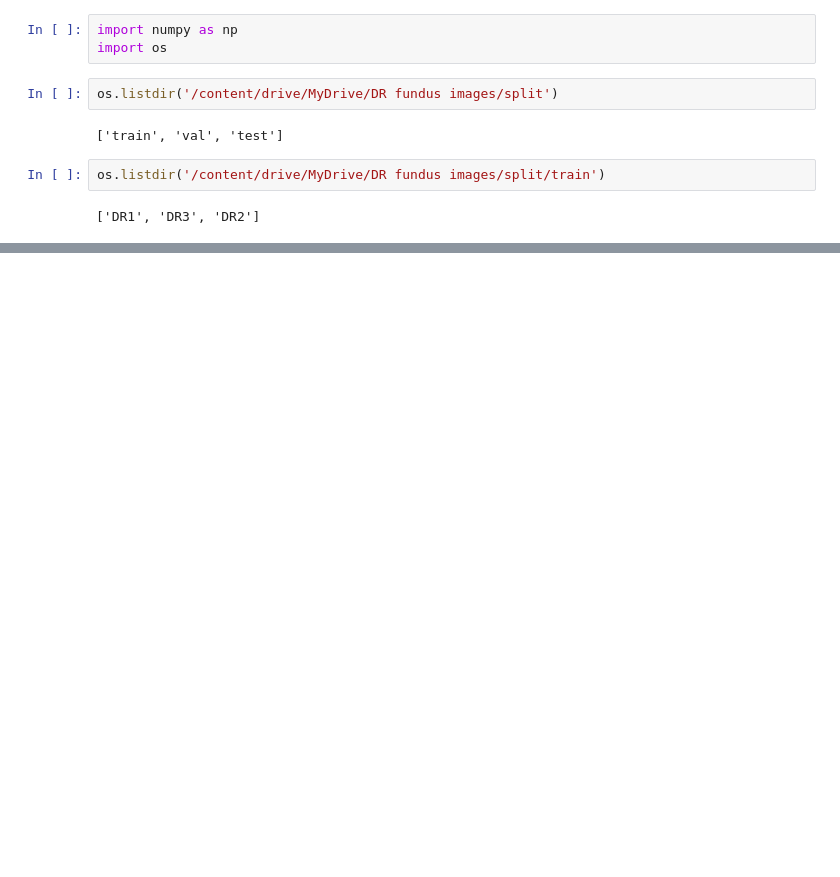
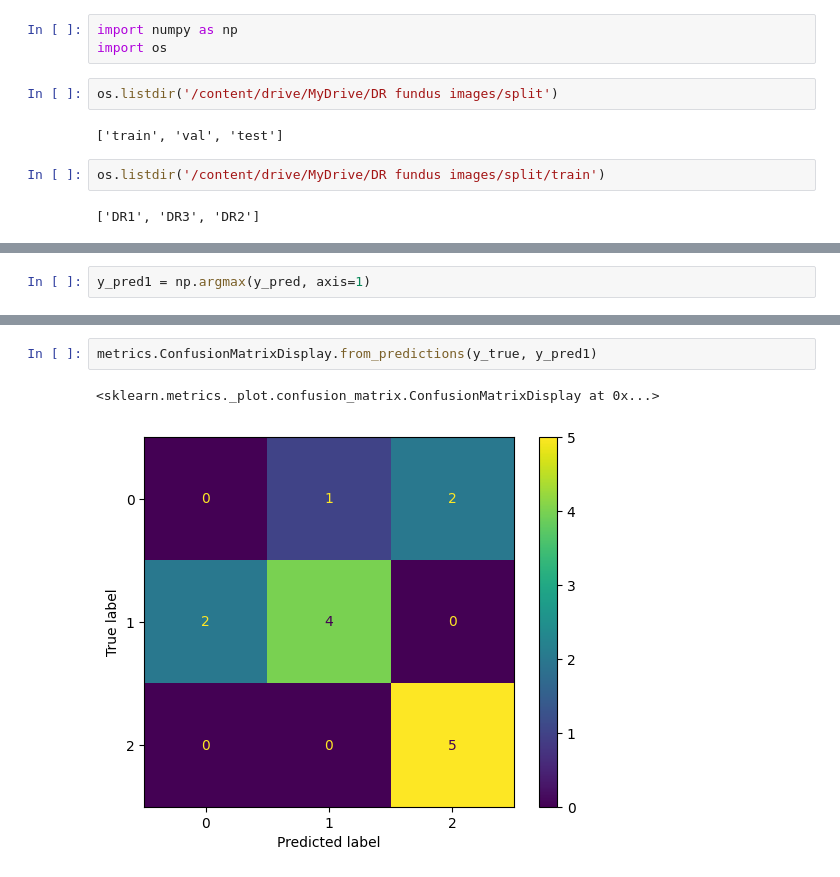
Before and after one commit to drskprabhakar/AI-ML-DL-colab-notebooks-coding-models, a Jupyter notebook: DR_model_IJO.ipynb, the cells around one changed output, grey strips where cells are left out. Drawn from its saved outputs; the diff is of its cells as text; blank space fills up the shorter version.

```diff
--- a/DR_model_IJO.ipynb
+++ b/DR_model_IJO.ipynb
@@ -22,0 +96,2 @@ Found 78 images belonging to 3 classes.
+# %%
+y_pred1 = np.argmax(y_pred, axis=1)
@@ -22,0 +159,5 @@ Found 78 images belonging to 3 classes.
+# %%
+metrics.ConfusionMatrixDisplay.from_predictions(y_true, y_pred1)
+# %% [output]
+<sklearn.metrics._plot.confusion_matrix.ConfusionMatrixDisplay at 0x...>
+[figure, added]
```
Also changed, not shown: parts of 11 cells of this notebook.
